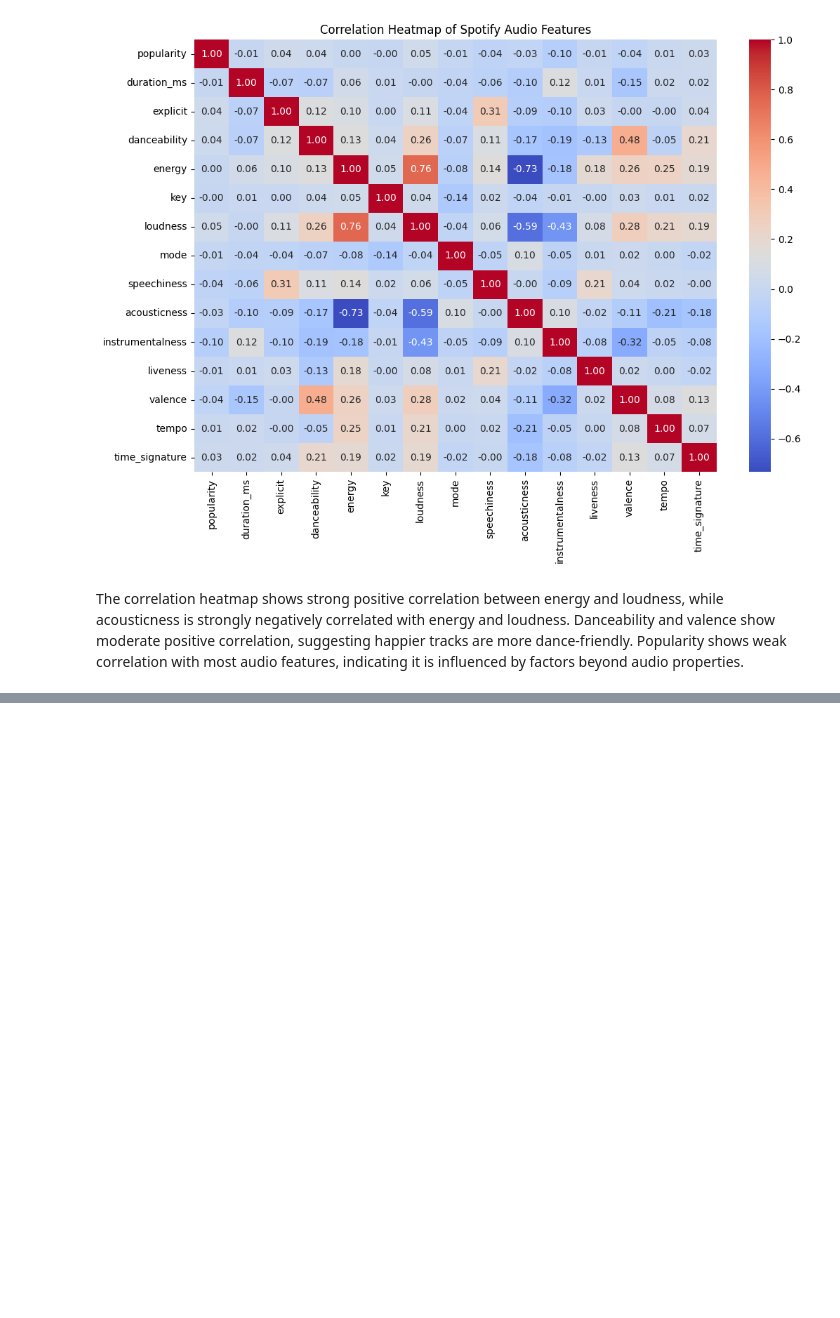
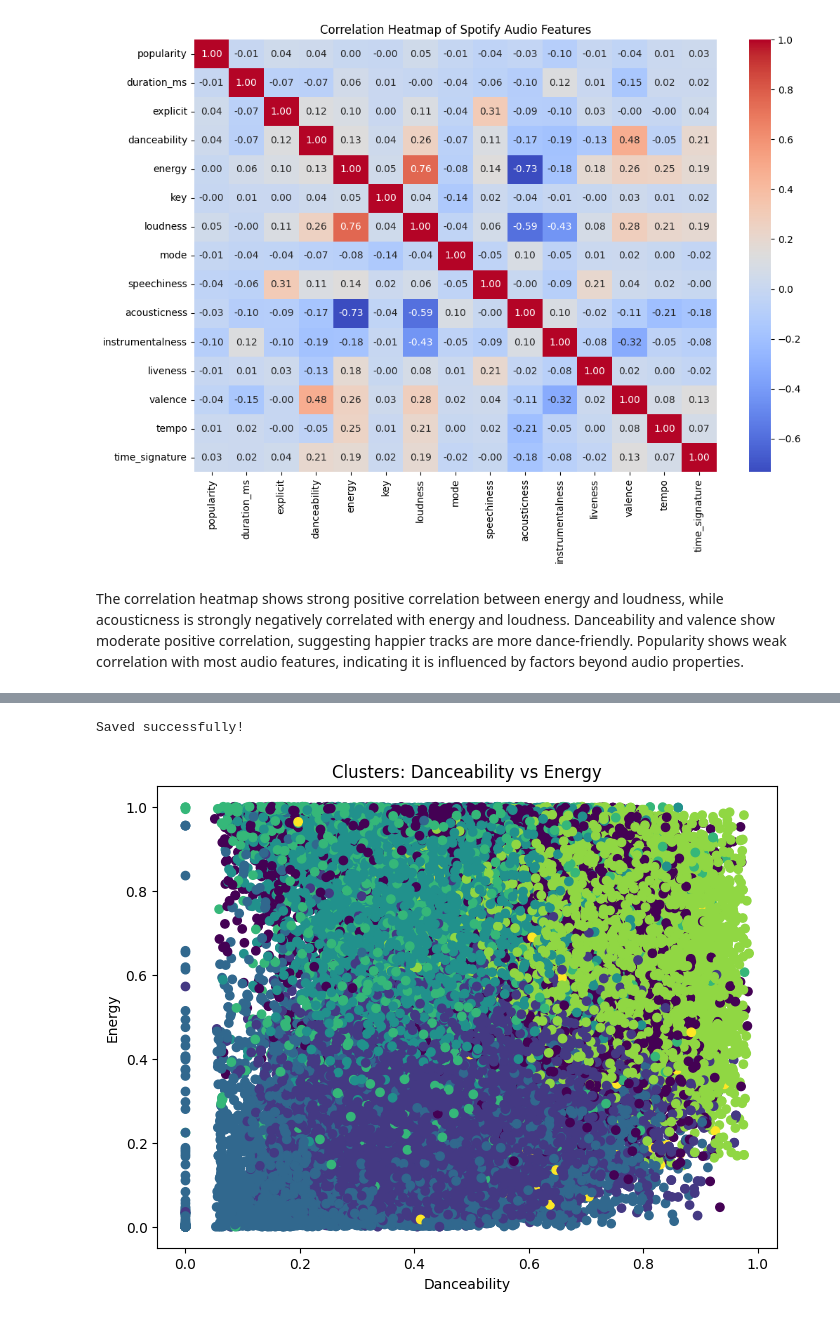
Before and after one commit to AditiMahajan2/Spotify-MPA, a Jupyter notebook: notebooks/03_EDA.ipynb, the cells around one changed output, grey strips where cells are left out. Saved outputs shown, nothing was run; the diff lists cells and outputs as text; code cells hidden in the pictures; blank space fills up the shorter version.

```diff
--- a/notebooks/03_EDA.ipynb
+++ b/notebooks/03_EDA.ipynb
@@ -49,0 +255,10 @@ The correlation heatmap shows strong positive correlation between energy and lou
+# %%
+from sklearn.cluster import KMeans
+
+best_k = 7   # or 4 if you choose elbow
+
+kmeans_final = KMeans(n_clusters=best_k, random_state=42, n_init=10)
+cluster_labels = kmeans_final.fit_predict(X_scaled)
+# %%
+df["cluster"] = cluster_labels
+df.head()
@@ -49,0 +311,14 @@ The correlation heatmap shows strong positive correlation between energy and lou
+# %%
+df.to_csv("../data/spotify_tracks_clustered.csv", index=False)
+print("Saved successfully!")
+# %% [output]
+Saved successfully!
+# %%
+plt.figure(figsize=(8,6))
+plt.scatter(df["danceability"], df["energy"], c=df["cluster"])
+plt.title("Clusters: Danceability vs Energy")
+plt.xlabel("Danceability")
+plt.ylabel("Energy")
+plt.show()
+# %% [output]
+[figure, added]
```
Also changed, not shown: parts of 21 cells of this notebook.
